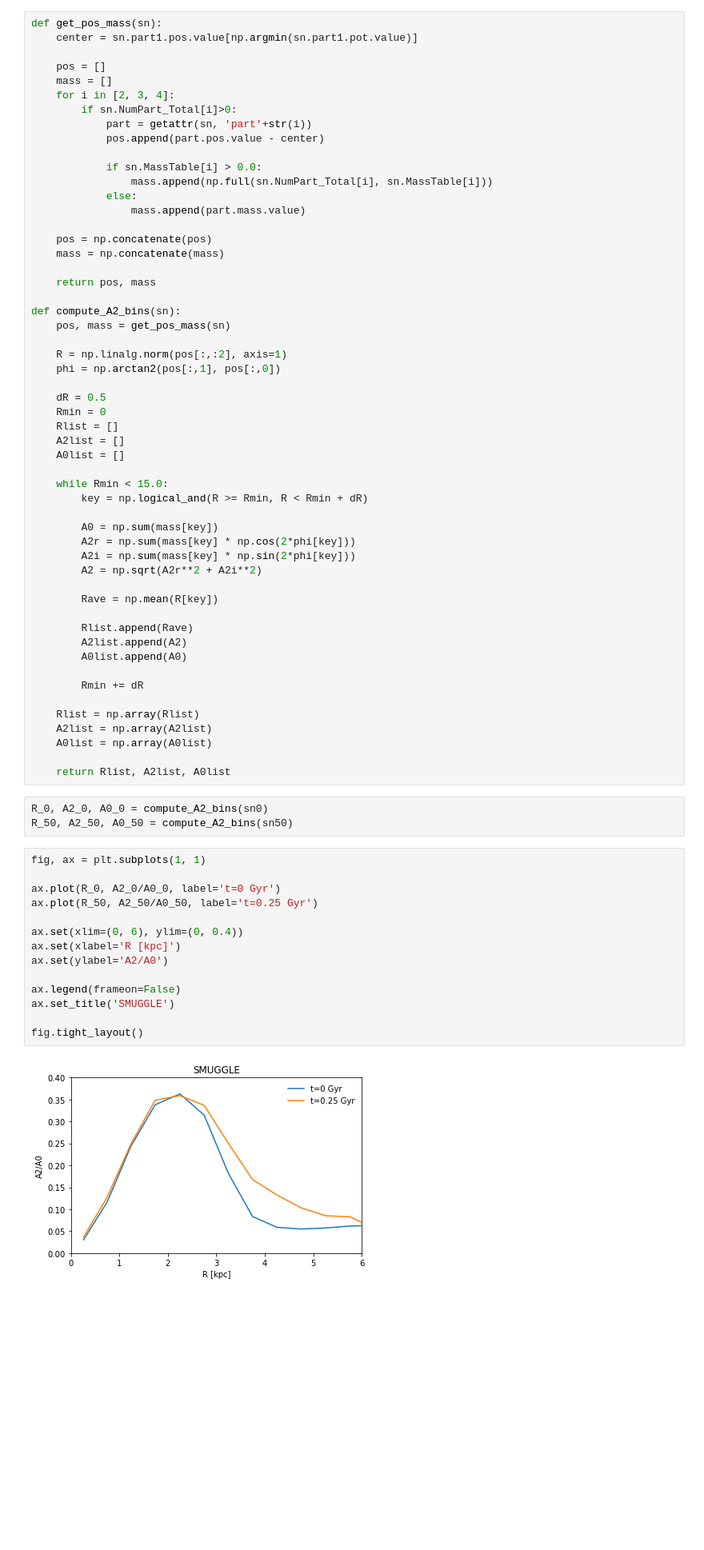
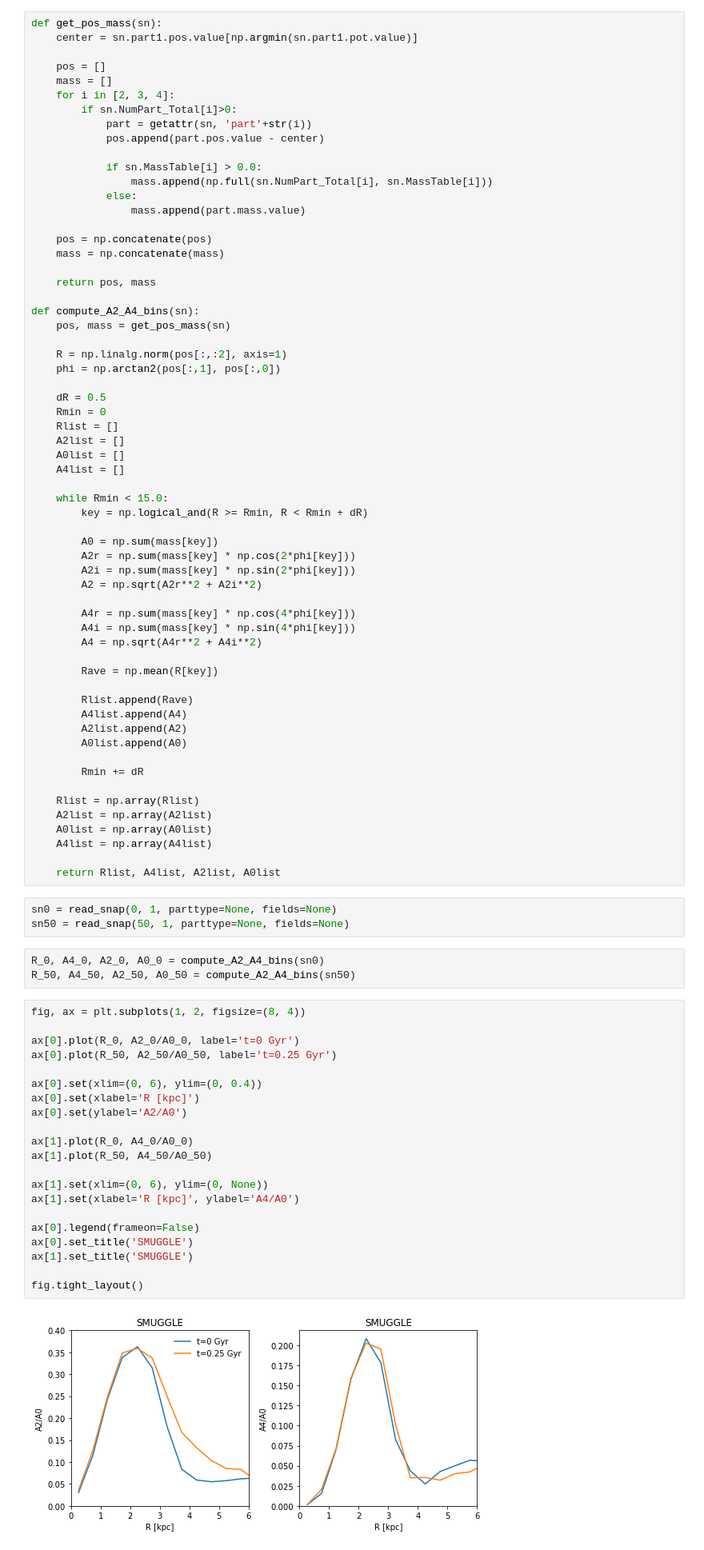
Before and after one commit to gusbeane/gasbar, a Jupyter notebook: dev/notebooks/bar_structure.ipynb, the cells around one changed output. Shown at 80% size. Cells and saved outputs as stored; diff of their text form; blank space fills up the shorter version.

```diff
--- a/dev/notebooks/bar_structure.ipynb
+++ b/dev/notebooks/bar_structure.ipynb
@@ -213,7 +213,7 @@ def get_pos_mass(sn):
 
     return pos, mass
 
-def compute_A2_bins(sn):
+def compute_A2_A4_bins(sn):
     pos, mass = get_pos_mass(sn)
 
     R = np.linalg.norm(pos[:,:2], axis=1)
@@ -224,6 +224,7 @@ def compute_A2_bins(sn):
     Rlist = []
     A2list = []
     A0list = []
+    A4list = []
 
     while Rmin < 15.0:
         key = np.logical_and(R >= Rmin, R < Rmin + dR)
@@ -233,9 +234,14 @@ def compute_A2_bins(sn):
         A2i = np.sum(mass[key] * np.sin(2*phi[key]))
         A2 = np.sqrt(A2r**2 + A2i**2)
 
+        A4r = np.sum(mass[key] * np.cos(4*phi[key]))
+        A4i = np.sum(mass[key] * np.sin(4*phi[key]))
+        A4 = np.sqrt(A4r**2 + A4i**2)
+
         Rave = np.mean(R[key])
 
         Rlist.append(Rave)
+        A4list.append(A4)
         A2list.append(A2)
         A0list.append(A0)
 
@@ -244,27 +250,38 @@ def compute_A2_bins(sn):
     Rlist = np.array(Rlist)
     A2list = np.array(A2list)
     A0list = np.array(A0list)
+    A4list = np.array(A4list)
 
-    return Rlist, A2list, A0list
+    return Rlist, A4list, A2list, A0list
+# %%
+sn0 = read_snap(0, 1, parttype=None, fields=None)
+sn50 = read_snap(50, 1, parttype=None, fields=None)
 # %%
-R_0, A2_0, A0_0 = compute_A2_bins(sn0)
-R_50, A2_50, A0_50 = compute_A2_bins(sn50)
+R_0, A4_0, A2_0, A0_0 = compute_A2_A4_bins(sn0)
+R_50, A4_50, A2_50, A0_50 = compute_A2_A4_bins(sn50)
 # %%
-fig, ax = plt.subplots(1, 1)
+fig, ax = plt.subplots(1, 2, figsize=(8, 4))
 
-ax.plot(R_0, A2_0/A0_0, label='t=0 Gyr')
-ax.plot(R_50, A2_50/A0_50, label='t=0.25 Gyr')
+ax[0].plot(R_0, A2_0/A0_0, label='t=0 Gyr')
+ax[0].plot(R_50, A2_50/A0_50, label='t=0.25 Gyr')
 
-ax.set(xlim=(0, 6), ylim=(0, 0.4))
-ax.set(xlabel='R [kpc]')
-ax.set(ylabel='A2/A0')
+ax[0].set(xlim=(0, 6), ylim=(0, 0.4))
+ax[0].set(xlabel='R [kpc]')
+ax[0].set(ylabel='A2/A0')
 
-ax.legend(frameon=False)
-ax.set_title('SMUGGLE')
+ax[1].plot(R_0, A4_0/A0_0)
+ax[1].plot(R_50, A4_50/A0_50)
+
+ax[1].set(xlim=(0, 6), ylim=(0, None))
+ax[1].set(xlabel='R [kpc]', ylabel='A4/A0')
+
+ax[0].legend(frameon=False)
+ax[0].set_title('SMUGGLE')
+ax[1].set_title('SMUGGLE')
 
 fig.tight_layout()
 # %% [output]
-[figure, old version]
+[figure, new version]
 # %%
 snN300 = read_snap(300, 0, parttype=None, fields=None)
 snN350 = read_snap(350, 0, parttype=None, fields=None)
```
Also changed, not shown: parts of 2 cells of this notebook.
